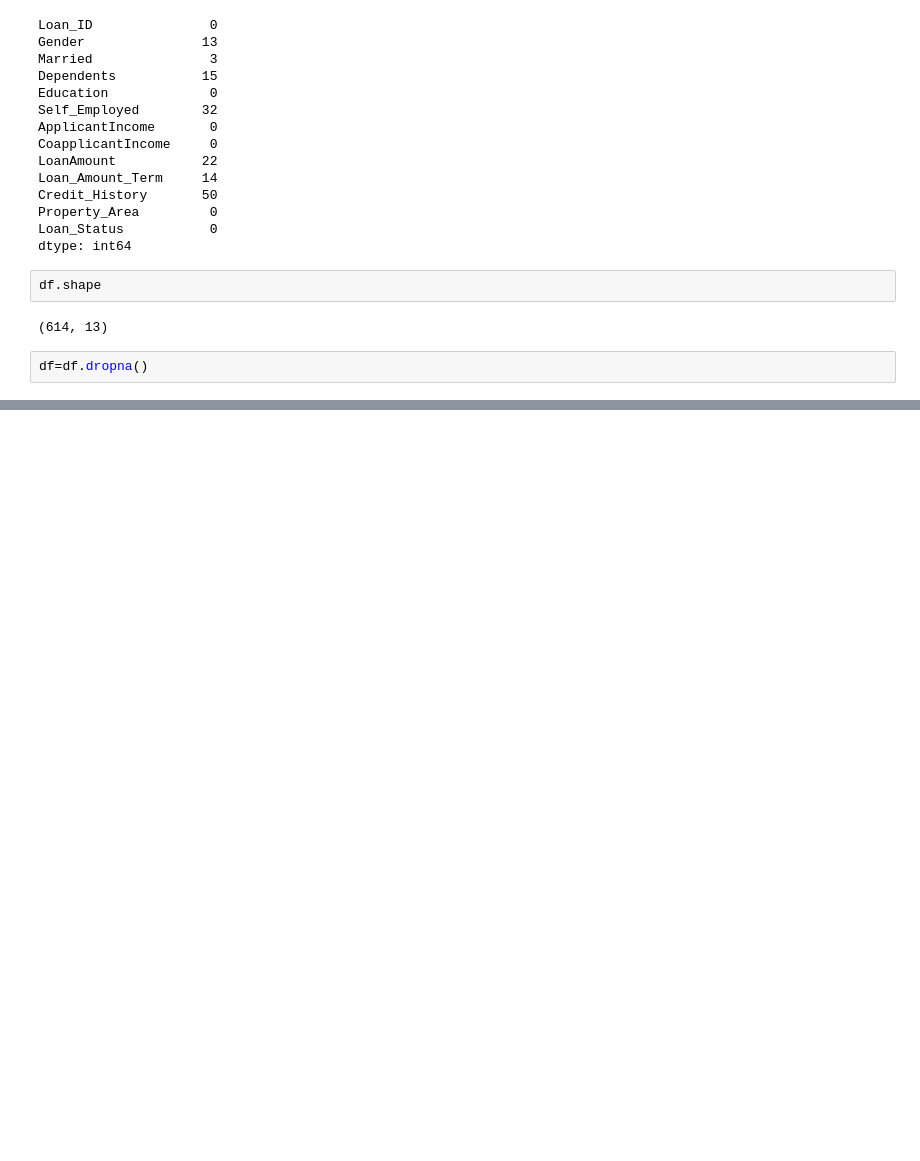
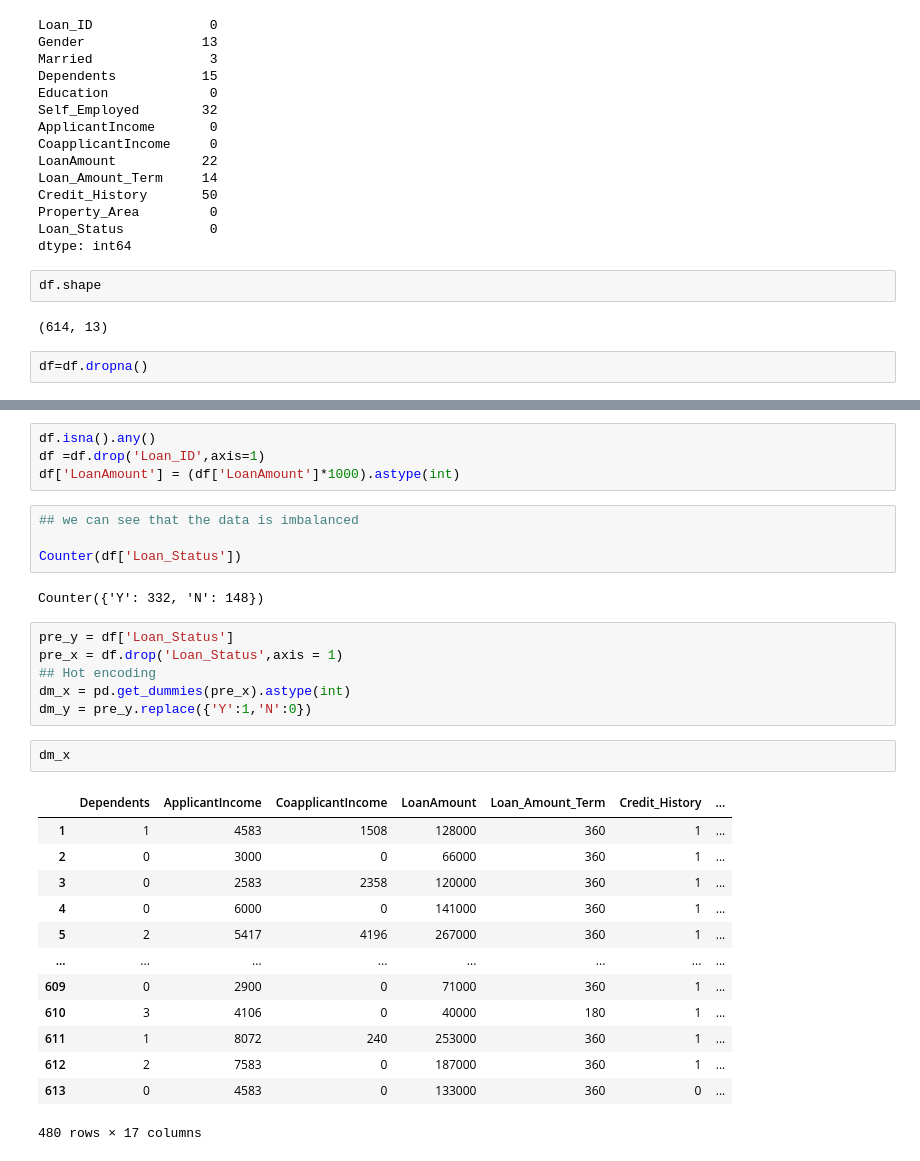
Before and after one commit to asheshh-lal/Loan-approval, a Jupyter notebook: Model.ipynb, the cells around one changed output, grey strips where cells are left out. Saved outputs shown, nothing was run; the diff lists cells and outputs as text; blank space fills up the shorter version.

```diff
--- a/Model.ipynb
+++ b/Model.ipynb
@@ -67,0 +89,32 @@ memory usage: 52.5+ KB
+# %%
+df.isna().any()
+df =df.drop('Loan_ID',axis=1)
+df['LoanAmount'] = (df['LoanAmount']*1000).astype(int)
+# %%
+## we can see that the data is imbalanced
+
+Counter(df['Loan_Status'])
+# %% [output]
+Counter({'Y': 332, 'N': 148})
+# %%
+pre_y = df['Loan_Status']
+pre_x = df.drop('Loan_Status',axis = 1)
+## Hot encoding
+dm_x = pd.get_dummies(pre_x).astype(int)
+dm_y = pre_y.replace({'Y':1,'N':0})
+# %%
+dm_x
+# %% [output]
+|  | Dependents | ApplicantIncome | CoapplicantIncome | LoanAmount | Loan_Amount_Term | Credit_History | ... |
+| 1 | 1 | 4583 | 1508 | 128000 | 360 | 1 | ... |
+| 2 | 0 | 3000 | 0 | 66000 | 360 | 1 | ... |
+| 3 | 0 | 2583 | 2358 | 120000 | 360 | 1 | ... |
+| 4 | 0 | 6000 | 0 | 141000 | 360 | 1 | ... |
+| 5 | 2 | 5417 | 4196 | 267000 | 360 | 1 | ... |
+| ... | ... | ... | ... | ... | ... | ... | ... |
+| 609 | 0 | 2900 | 0 | 71000 | 360 | 1 | ... |
+| 610 | 3 | 4106 | 0 | 40000 | 180 | 1 | ... |
+| 611 | 1 | 8072 | 240 | 253000 | 360 | 1 | ... |
+| 612 | 2 | 7583 | 0 | 187000 | 360 | 1 | ... |
+| 613 | 0 | 4583 | 0 | 133000 | 360 | 0 | ... |
+480 rows × 17 columns
```
Also changed, not shown: parts of 13 cells of this notebook.
